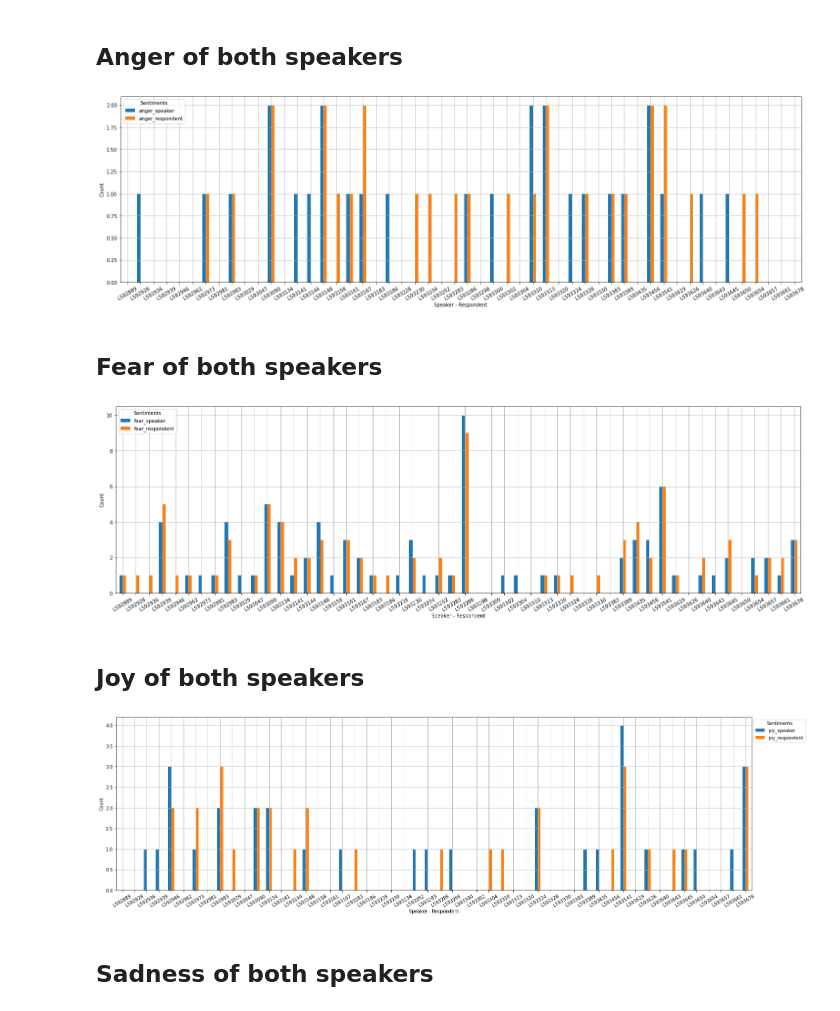
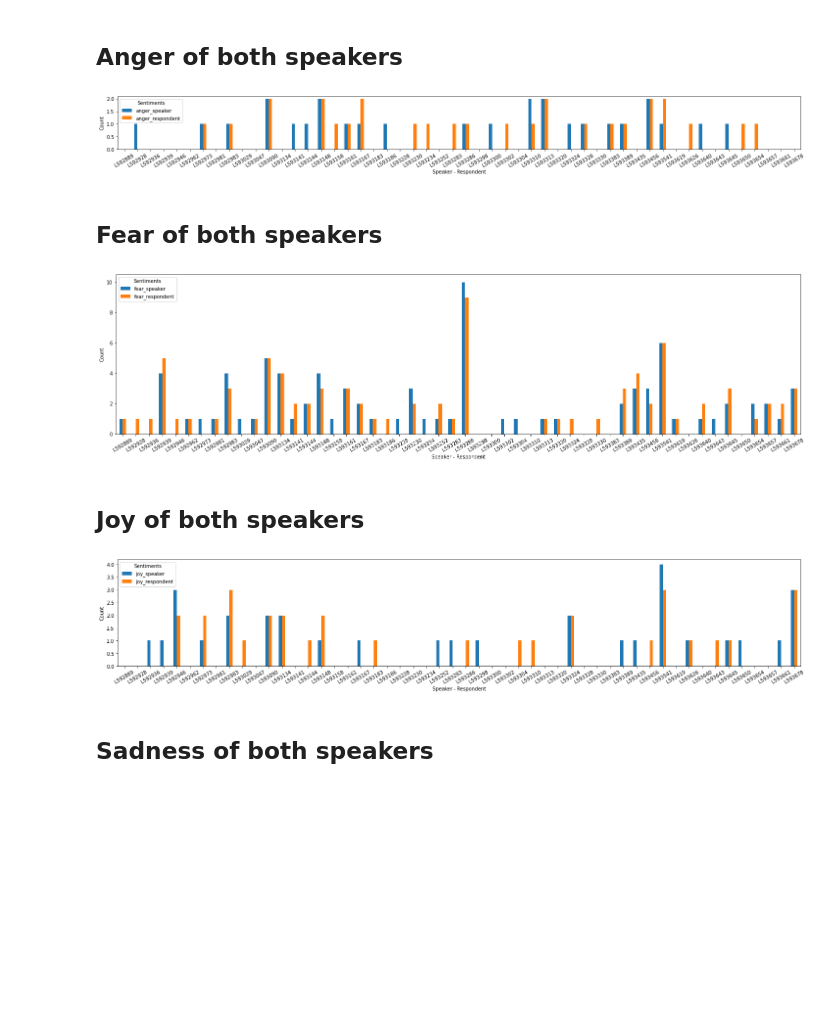
Before and after one commit to andreacutrera/how_do_you_feel_my_dear, a Jupyter notebook: text_mining_godfather_emotions_analysis.ipynb, the cells around one changed output. Drawn from its saved outputs; the diff is of its cells as text; code cells hidden in the pictures; blank space fills up the shorter version.

```diff
--- a/text_mining_godfather_emotions_analysis.ipynb
+++ b/text_mining_godfather_emotions_analysis.ipynb
@@ -402,44 +415,48 @@ plt.grid()
 # %%
 # plot
 ax = conversations_emotions.iloc[:,[0,4]].plot(kind='bar',
-                                               figsize=(25, 7),
+                                               figsize=(25, 2),
                                                xlabel='Speaker - Respondent',
                                                ylabel='Count')
 ax.legend(title='Sentiments',
           loc='upper left')
 plt.xticks(rotation=30)
-plt.grid()
+#plt.ylim([0, 10])
+plt.show()
 # %% [output]
-[figure, old version]
+[figure, new version]
 # %% [markdown]
 ## Fear of both speakers
 # %%
 # plot
 ax = conversations_emotions.iloc[:,[1,5]].plot(kind='bar',
-                                               figsize=(25, 7),
+                                               figsize=(25, 6),
                                                xlabel='Speaker - Respondent',
                                                ylabel='Count')
 ax.legend(title='Sentiments',
           loc='upper left')
 plt.xticks(rotation=30)
-plt.grid()
+#plt.ylim([0, 10])
+#plt.grid()
+plt.show()
 # %% [output]
-[figure, old version]
+[figure, new version]
 # %% [markdown]
 ## Joy of both speakers
 # %%
 # plot
 ax = conversations_emotions.iloc[:,[2,6]].plot(kind='bar',
-                                               figsize=(25, 7),
+                                               figsize=(25, 4),
                                                xlabel='Speaker - Respondent',
                                                ylabel='Count')
 ax.legend(title='Sentiments',
-          bbox_to_anchor=(1, 1),
           loc='upper left')
 plt.xticks(rotation=30)
-plt.grid()
+#plt.ylim([0, 10])
+#plt.grid()
+plt.show()
 # %% [output]
-[figure, old version]
+[figure, new version]
 # %% [markdown]
 ## Sadness of both speakers
 # %%
```
Also changed, not shown: parts of 9 cells of this notebook.
